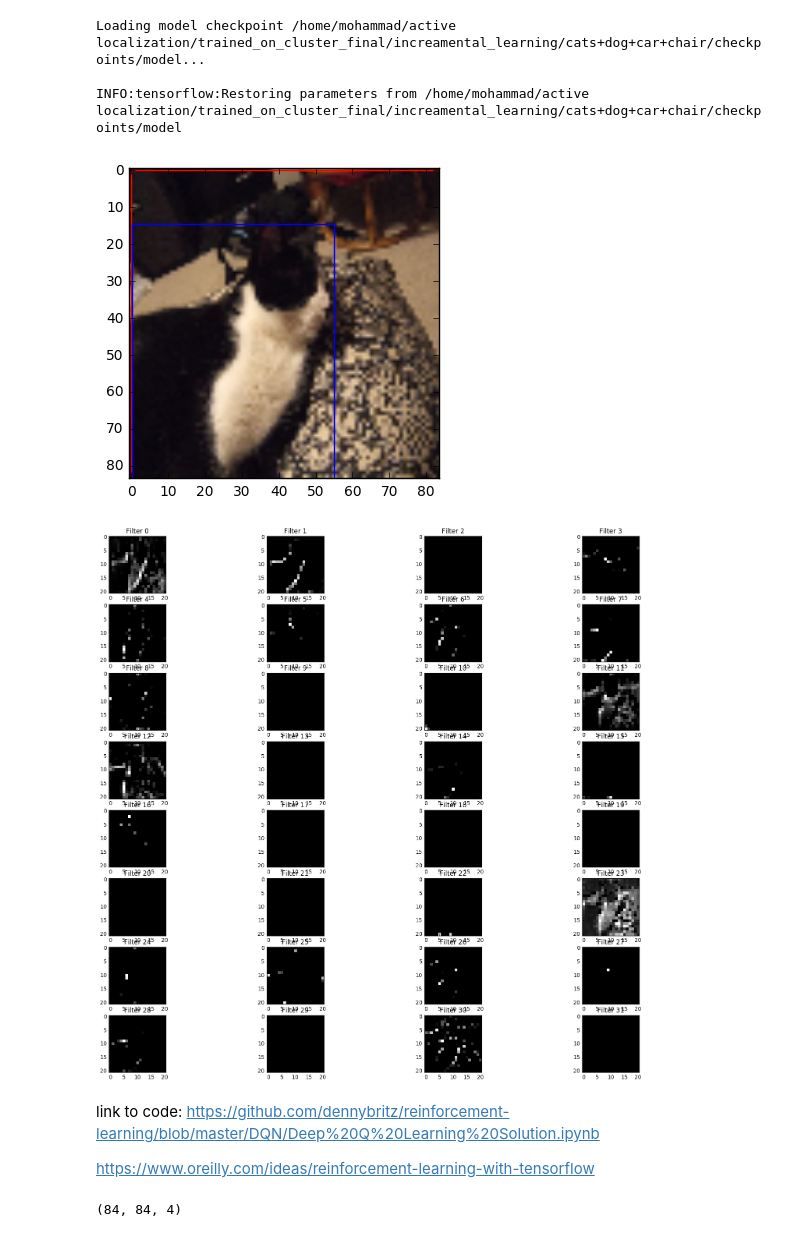
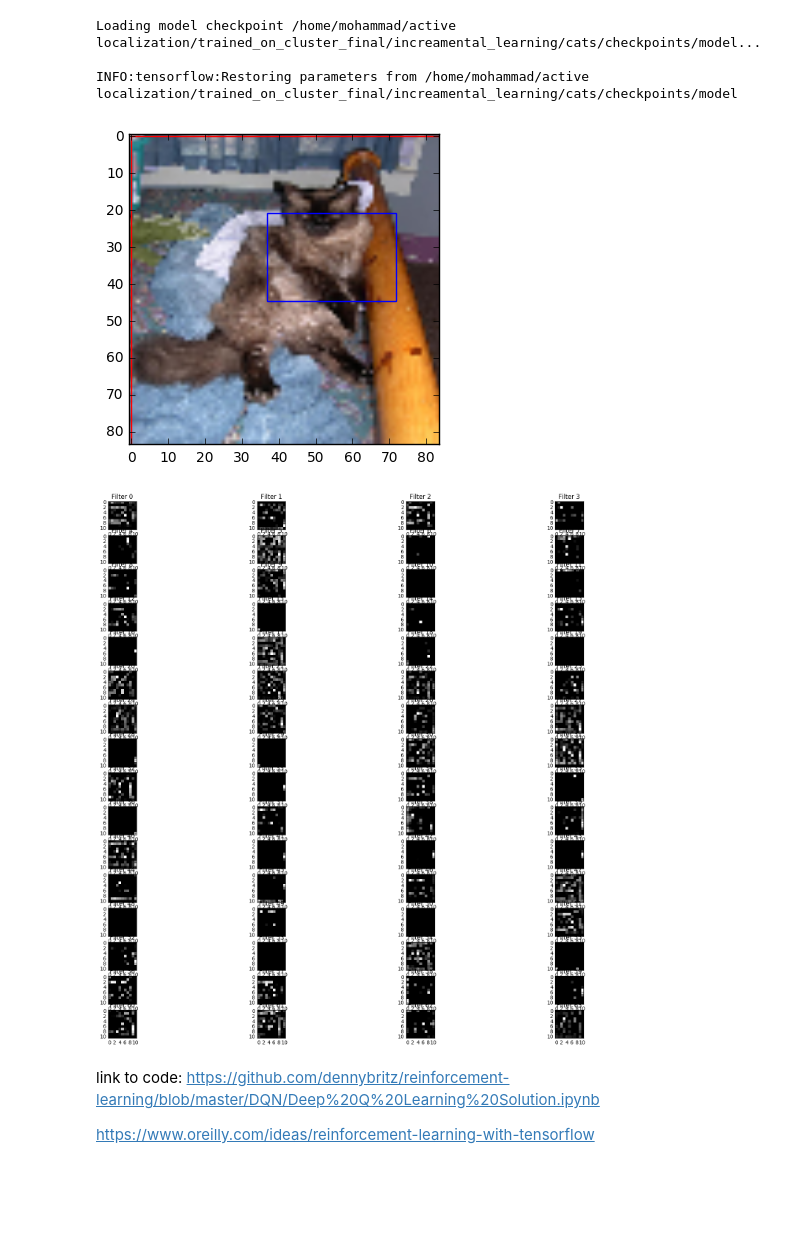
Before and after one commit to otoofim/ObjLocalisation, a Jupyter notebook: DQL_visualization.ipynb, the cells around one changed output. Drawn from its saved outputs; the diff is of its cells as text; code cells hidden in the pictures; blank space fills up the shorter version.

Commit message:
testing and visualization are added

```diff
--- a/DQL_visualization.ipynb
+++ b/DQL_visualization.ipynb
@@ -47,25 +28,0 @@ def plotNNFilter(units):
-# %%
-class StateProcessor():
-    """
-    Processes a raw Atari images. Resizes it and converts it to grayscale.
-    """
-    def __init__(self):
-        # Build the Tensorflow graph
-        with tf.variable_scope("state_processor"):
-            self.input_state = tf.placeholder(shape=[84, 84, 3], dtype=tf.uint8)
-            self.output = tf.image.rgb_to_grayscale(self.input_state)
-            #self.output = tf.image.crop_to_bounding_box(self.output, 34, 0, 160, 160)
-            self.output = tf.image.resize_images(
-                self.output, [84, 84], method=tf.image.ResizeMethod.NEAREST_NEIGHBOR)
-            self.output = tf.squeeze(self.output)
-
-    def process(self, sess, state):
-        """
-        Args:
-            sess: A Tensorflow session object
-            state: A [210, 160, 3] Atari RGB State
-
-        Returns:
-            A processed [84, 84] state representing grayscale values.
-        """
-        return sess.run(self.output, { self.input_state: state })
@@ -247,5 +29,5 @@ def make_epsilon_greedy_policy(estimator, nA):
 # %%
-model_name = "cats+dog+car+chair"
+model_name = "cats"
 
 
 tf.reset_default_graph()
@@ -274,12 +56,12 @@ with tf.Session() as sess:
         print("Loading model checkpoint {}...\n".format(latest_checkpoint))
         saver.restore(sess, latest_checkpoint)
 
-    im2 = np.array(Image.open('./input/2008_000401.jpg'))#train
-    env = ObjLocaliser(np.array(im2),{'xmin':[1], 'xmax':[327], 'ymin':[65], 'ymax':[375]})
+    im2 = np.array(Image.open('./input/2008_001210.jpg'))#train
+    env = ObjLocaliser(np.array(im2),{'xmin':[164], 'xmax':[320], 'ymin':[123], 'ymax':[266]})
 
     env.drawActions()
     state = env.wrapping()
     state = state_processor.process(sess, state)
     state = np.stack([state] * 4, axis=2)
-    q_estimator.visulize_layers(sess, state.reshape((-1, 84, 84, 4)))
+    q_estimator.visulize_layers(sess, state.reshape((-1, 84, 84, 4)), "1")
 # %% [output]
@@ -287,15 +69,11 @@ WARNING:tensorflow:From <ipython-input-5-f2d0e60ca2a1>:63: get_global_step (from
 Instructions for updating:
 Please switch to tf.train.get_global_step
-Loading model checkpoint /home/mohammad/active localization/trained_on_cluster_final/increamental_learning/cats+dog+car+chair/checkpoints/model...
+Loading model checkpoint /home/mohammad/active localization/trained_on_cluster_final/increamental_learning/cats/checkpoints/model...
 
-INFO:tensorflow:Restoring parameters from /home/mohammad/active localization/trained_on_cluster_final/increamental_learning/cats+dog+car+chair/checkpoints/model
+INFO:tensorflow:Restoring parameters from /home/mohammad/active localization/trained_on_cluster_final/increamental_learning/cats/checkpoints/model
-[figure, old version]
+[figure, new version]
-[figure, old version]
+[figure, new version]
 # %% [markdown]
 link to code: https://github.com/dennybritz/reinforcement-learning/blob/master/DQN/Deep%20Q%20Learning%20Solution.ipynb
 
 https://www.oreilly.com/ideas/reinforcement-learning-with-tensorflow
-# %%
-state.shape
-# %% [output]
-(84, 84, 4)
```
Also changed, not shown: parts of 8 cells of this notebook, 13 other files.
